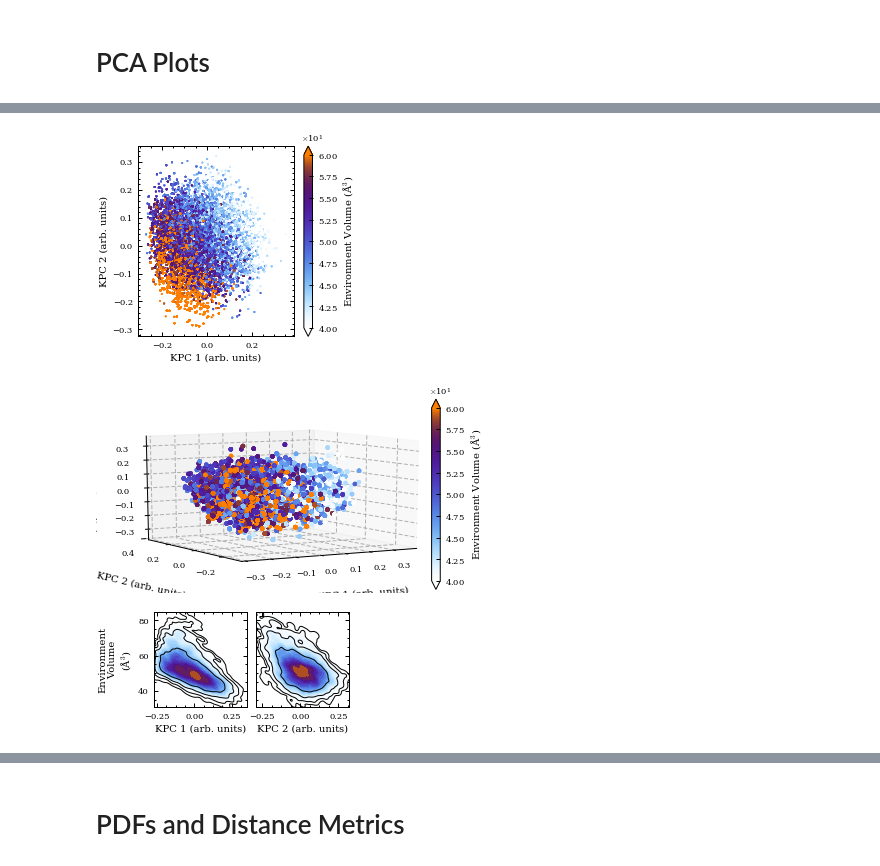
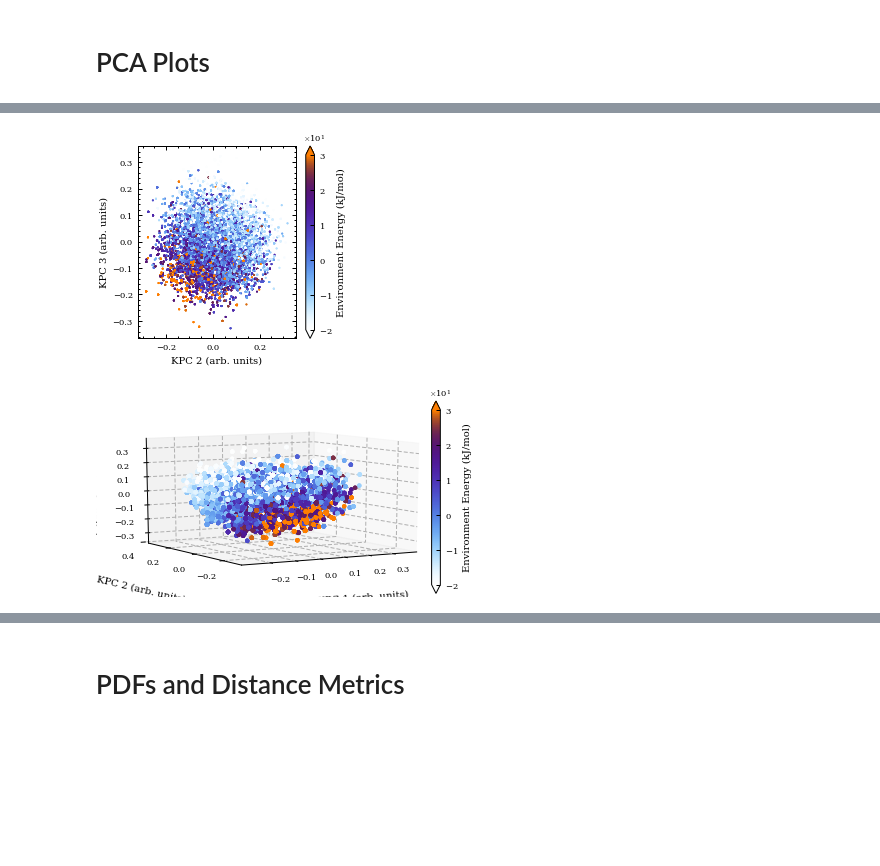
Before and after one commit to bhelfrecht/zeolites_soap, a Jupyter notebook: DEEM-IZA.ipynb, the cells around one changed output, grey strips where cells are left out. Cells and saved outputs as stored; diff of their text form; code cells hidden in the pictures; blank space fills up the shorter version.

```diff
--- a/DEEM-IZA.ipynb
+++ b/DEEM-IZA.ipynb
@@ -680,16 +869,18 @@ plt.show()
 # %%
-# Load DEEM 1k PCA (6.0 A SOAP cutoff) and structure volumes
-pcaDEEM = np.load('../Processed_Data/DEEM_1k/PCA/6.0/kpca-0.npy')
-volumes = np.loadtxt('../Processed_Data/DEEM_1k/Volume/6.0/envProperties.dat')
+# Load DEEM PCA (6.0 A SOAP cutoff) and structure energies_1k_6A
+pcaDEEM_1k_6A = np.load('../Processed_Data/DEEM_1k/PCA/6.0/kpca-0.npy')
+energies_1k_6A = np.loadtxt('../Processed_Data/DEEM_1k/Energy/6.0/Gaussian/envProperties-0.dat')
 
 ### 2D PCA ###
-figPCA = plt.figure(figsize=(3.5, 3.5))
+figPCA = plt.figure(figsize=(3.54, 3.54))
 axsScat = figPCA.add_subplot(1, 1, 1)
 
-scatDEEM = axsScat.scatter(pcaDEEM[:, 0], pcaDEEM[:, 1], c=volumes, cmap=plt.get_cmap('cbarHot'),
-                           edgecolor='k', linewidths=0.0, alpha=1.0, vmin=40, vmax=60)
-axsScat.set_xlabel('KPC 1 (arb. units)')
-axsScat.set_ylabel('KPC 2 (arb. units)')
+scatDEEM = axsScat.scatter(pcaDEEM_1k_6A[:, 1], pcaDEEM_1k_6A[:, 2], c=energies_1k_6A,
+                           cmap=plt.get_cmap('cbarHot'),
+                           edgecolor='k', linewidths=0.0, alpha=1.0, vmin=-20, vmax=30)
+
+axsScat.set_xlabel('KPC 2 (arb. units)')
+axsScat.set_ylabel('KPC 3 (arb. units)')
 
 formatter = mpltkr.ScalarFormatter(useMathText=True)
 formatter.set_scientific(True)
@@ -697,81 +888,41 @@ formatter.set_powerlimits((0, 0))
 
 CB = figPCA.colorbar(scatDEEM, ax=axsScat, format=formatter, extend='both')
 CB.ax.minorticks_off()
 txt = CB.ax.yaxis.get_offset_text()
 txt.set_va('bottom')
 txt.set_ha('center')
-CB.set_label(ur'Environment Volume (\u00c5$^3$)')
+CB.set_label('Environment Energy (kJ/mol)')
 
-figPCA.savefig('../Results/DEEM_1k/kpca-DEEM_volumes_6.0.pdf', bbox_inches='tight')
+figPCA.savefig('../Results/DEEM_1k/kpca-DEEM_energies_1k_6.0.pdf', bbox_inches='tight')
 plt.show()
 
 ### 3D PCA ###
-fig3D = plt.figure(figsize=(7.0, 3.5))
+fig3D = plt.figure(figsize=(7.0, 3.54))
 axs3D = fig3D.add_subplot(1, 1, 1, projection='3d')
 
-scatDEEM3D = axs3D.scatter(pcaDEEM[:, 0], pcaDEEM[:, 1], pcaDEEM[:, 2], c=volumes,
+scatDEEM3D = axs3D.scatter(pcaDEEM_1k_6A[:, 0], pcaDEEM_1k_6A[:, 1], pcaDEEM_1k_6A[:, 2], c=energies_1k_6A,
                            cmap=plt.get_cmap('cbarHot'), edgecolor='k', linewidths=0.0,
-                           alpha=1.0, vmin=40, vmax=60)
+                           alpha=1.0, vmin=-20, vmax=30)
 axs3D.set_xlabel('KPC 1 (arb. units)', labelpad=20)
 axs3D.set_ylabel('KPC 2 (arb. units)', labelpad=20)
 axs3D.set_zlabel('KPC 3 (arb. units)', labelpad=10)
 axs3D.set_yticks(axs3D.get_yticks()[2::2])
 axs3D.view_init(10, -120)
 
 formatter = mpltkr.ScalarFormatter(useMathText=True)
 formatter.set_scientific(True)
 formatter.set_powerlimits((0, 0))
 
 CB3D = fig3D.colorbar(scatDEEM3D, ax=axs3D, format=formatter, pad=-0.05, extend='both')
 CB3D.ax.minorticks_off()
 txt = CB3D.ax.yaxis.get_offset_text()
 txt.set_va('bottom')
 txt.set_ha('center')
-CB3D.set_label(ur'Environment Volume (\u00c5$^3$)')
+CB3D.set_label('Environment Energy (kJ/mol)')
 
-fig3D.savefig('../Results/DEEM_1k/kpca-DEEM_volumes_6.0_3D.pdf', bbox_inches='tight')
-
-### Volume Correlation ###
-figVol = plt.figure(figsize=(3.5, 1.75))
-axsVol1 = figVol.add_subplot(1, 2, 1)
-axsVol2 = figVol.add_subplot(1, 2, 2)
-
-x1 = np.linspace(pcaDEEM[:, 0].min(), pcaDEEM[:, 0].max(), 100)
-x2 = np.linspace(pcaDEEM[:, 1].min(), pcaDEEM[:, 1].max(), 100)
-y = np.linspace(volumes.min(), volumes.max(), 100)
-
-xx1, yy1 = np.meshgrid(x1, y)
-xx2, yy2 = np.meshgrid(x2, y)
-pos1 = np.vstack([xx1.ravel(), yy1.ravel()])
-pos2 = np.vstack([xx2.ravel(), yy2.ravel()])
-
-kde1 = gaussian_kde(np.vstack([pcaDEEM[:, 0], volumes]))
-kde2 = gaussian_kde(np.vstack([pcaDEEM[:, 1], volumes]))
-
-zz1 = np.reshape(kde1(pos1).T, xx1.shape)
-zz2 = np.reshape(kde2(pos2).T, xx2.shape)
-
-levels1f = np.logspace(-3, np.log10(zz1.max()), 50)
-levels2f = np.logspace(-3, np.log10(zz2.max()), 50)
-
-levels1 = np.logspace(-3, np.log10(zz1.max()), 5)
-levels2 = np.logspace(-3, np.log10(zz2.max()), 5)
-
-axsVol1.contourf(xx1, yy1, zz1, levels=levels1f)
-axsVol2.contourf(xx2, yy2, zz2, levels=levels2f)
-#axsVol1.scatter(-pcaDEEM[:, 0], volumes, c='#aa0000', alpha=0.1)
-#axsVol2.scatter(pcaDEEM[:, 1], volumes, c='#000080', alpha=0.1)
-axsVol1.contour(xx1, yy1, zz1, levels=levels1, colors='k')
-axsVol2.contour(xx2, yy2, zz2, levels=levels2, colors='k')
-axsVol1.set_xlabel('KPC 1 (arb. units)')
-axsVol2.set_xlabel('KPC 2 (arb. units)')
-axsVol1.set_ylabel('Environment\nVolume\n' + ur'(\u00c5$^3$)')
-axsVol2.yaxis.set_ticklabels([])
-figVol.subplots_adjust(wspace=0.1)
-
-figVol.savefig('../Results/DEEM_1k/kpca-vol_6.0.pdf', bbox_inches='tight')
+fig3D.savefig('../Results/DEEM_1k/kpca-DEEM_energies_1k_6.0_3D.pdf', bbox_inches='tight')
+plt.show()
 # %% [output]
-[figure, old version]
+[figure, new version]
-[figure, old version]
+[figure, new version]
-[figure, removed]
 # %%
```
Also changed, not shown: parts of 34 cells of this notebook, 2 other files.
